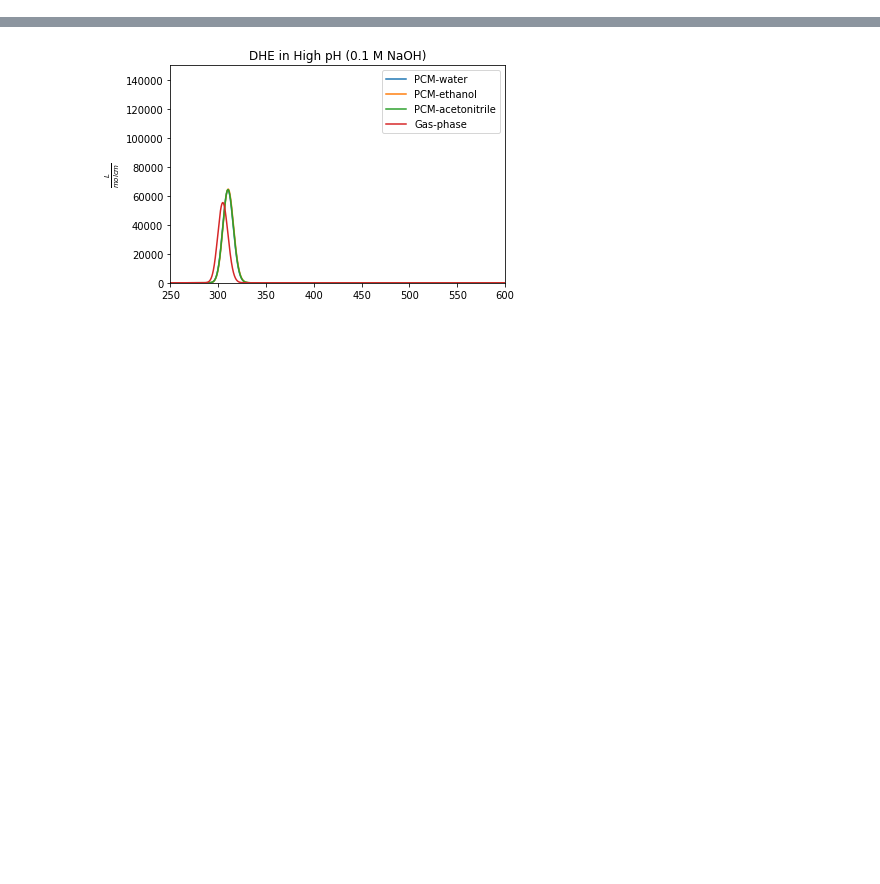
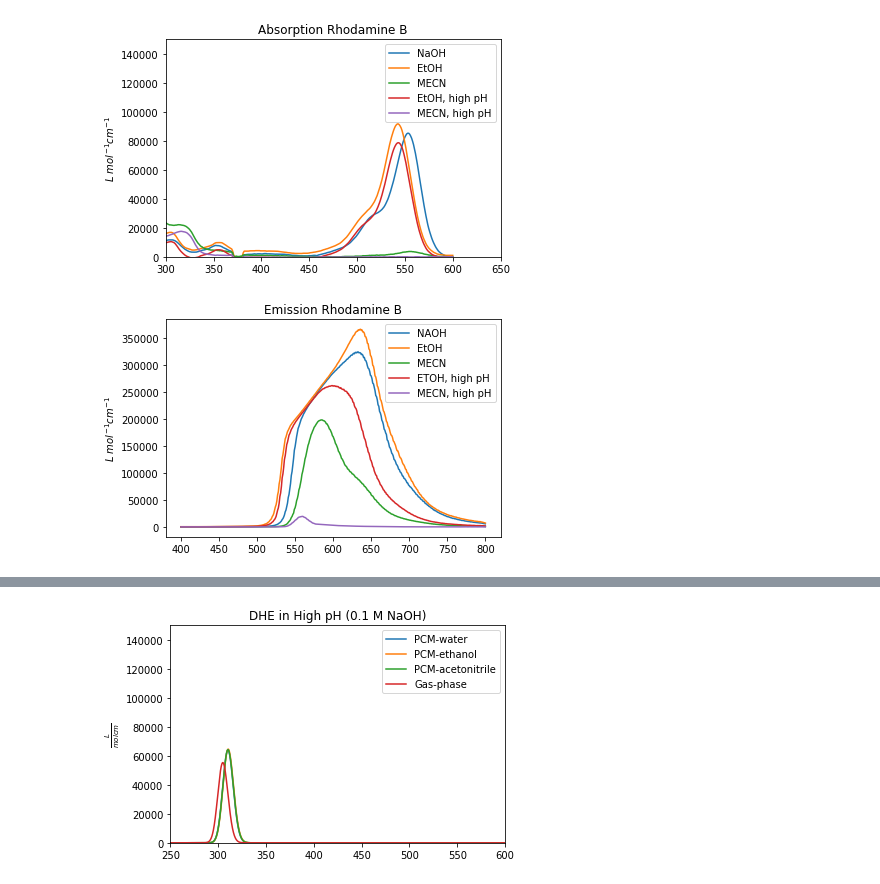
Before and after one commit to priolastro/probes_spectra, a Jupyter notebook: Untitled.ipynb, the cells around one changed output, grey strips where cells are left out. Saved outputs shown, nothing was run; the diff lists cells and outputs as text; code cells hidden in the pictures; blank space fills up the shorter version.

```diff
--- a/Untitled.ipynb
+++ b/Untitled.ipynb
@@ -9,0 +59,46 @@ def abs(abs):
+# %%
+#Spectra Rhodamine B
+nm_abs_rhoB_NAOH, abs_rhoB_NAOH = np.loadtxt('experimental/200220_abs_0,1MNaOH_2,0uM_RhoB.TXT', unpack=True)
+nm_abs_rhoB_ETOH, abs_rhoB_ETOH=np.loadtxt('experimental/200220_abs_EtOH_2,0uM_RhoB.TXT', unpack=True)
+nm_abs_rhoB_MECN, abs_rhoB_MECN=np.loadtxt('experimental/200220_abs_MeCN_2,0uM_RhoB.TXT', unpack=True)
+nm_abs_rhoB_EtOH_high, abs_rhoB_EtOH_high = np.loadtxt('experimental/200220_abs_NaOH-EtOH_2,0uM_RhoB.TXT', unpack=True)
+nm_abs_rhoB_MECN_high, abs_rhoB_MECN_high = np.loadtxt('experimental/200220_abs_NaOH-MeCN_2,0uM_RhoB.TXT', unpack=True)
+
+nm_em_rhoB_NAOH, em_rhoB_NAOH = np.loadtxt('experimental/200220_em_0,1MNaOH_2,0uM_RhoB.ifx', usecols=(0,1), unpack=True, skiprows=28)
+nm_em_rhoB_ETOH, em_rhoB_ETOH = np.loadtxt('experimental/200220_em_EtOH_2,0uM_RhoB.ifx', usecols=(0,1), unpack=True, skiprows=28)
+nm_em_rhoB_MECN, em_rhoB_MECN = np.loadtxt('experimental/200220_em_MeCN_2,0uM_RhoB.ifx', usecols=(0,1), unpack=True, skiprows=28)
+nm_em_rhoB_ETOH_high, em_rhoB_ETOH_high = np.loadtxt('experimental/200220_em_NaOH-EtOH_2,0uM_RhoB.ifx', usecols=(0,1), unpack=True, skiprows=28)
+nm_em_rhoB_MECN_high, em_rhoB_MECN_high = np.loadtxt('experimental/200220_em_NaOH-MeCN_2,0uM_RhoB.ifx', usecols=(0,1), unpack=True, skiprows=28)
+
+energRhB, oscRhB = parse_Gaussian_file('theoretical/RhBES.log')
+energRhB_wat, oscRhB_wat = parse_Gaussian_file('theoretical/RhB_CPCM_waterES.log')
+energRhB_eth, oscRhB_eth = parse_Gaussian_file('theoretical/RhB_CPCM_ethanolES.log')
+energRhB_acet, oscRhB_acet = parse_Gaussian_file('theoretical/RhB_CPCM_acetoES.log')
+
+plt.plot(nm_abs_rhoB_NAOH, abs(abs_rhoB_NAOH), label='NaOH')
+plt.plot(nm_abs_rhoB_ETOH, abs(abs_rhoB_ETOH), label='EtOH')
+plt.plot(nm_abs_rhoB_MECN, abs(abs_rhoB_MECN), label='MECN')
+plt.plot(nm_abs_rhoB_EtOH_high, abs(abs_rhoB_EtOH_high), label='EtOH, high pH')
+plt.plot(nm_abs_rhoB_MECN_high, abs(abs_rhoB_MECN_high), label='MECN, high pH')
+plt.legend()
+plt.ylabel('$L\ mol^{-1}cm^{-1}$')
+plt.title('Absorption Rhodamine B')
+plt.xlim(300, 650)
+plt.ylim(0,150000)
+plt.show()
+plt.plot(nm_em_rhoB_NAOH, em_rhoB_NAOH, label = 'NAOH')
+plt.plot(nm_em_rhoB_ETOH, em_rhoB_ETOH, label = 'EtOH')
+plt.plot(nm_em_rhoB_MECN, em_rhoB_MECN, label = 'MECN')
+plt.plot(nm_em_rhoB_ETOH_high, em_rhoB_ETOH_high, label = 'ETOH, high pH')
+plt.plot(nm_em_rhoB_MECN_high, em_rhoB_MECN_high, label = 'MECN, high pH')
+plt.ylabel('$L\ mol^{-1}cm^{-1}$')
+plt.title('Emission Rhodamine B')
+plt.legend()
+plt.show()
+# plot_spectra_nm(energRhB_wat, oscRhB_wat, legend='PCM-water')
+# plot_spectra_nm(energRhB_eth, oscRhB_eth, legend='PCM-ethanol')
+# plot_spectra_nm(energRhB_acet, oscRhB_acet, legend='PCM-acetonitrile')
+# plot_spectra_nm(energRhB, oscRhB, legend='Gas-phase')
+# %% [output]
+[figure, added]
+[figure, added]
```
Also changed, not shown: parts of 18 cells of this notebook, 54 other files.
